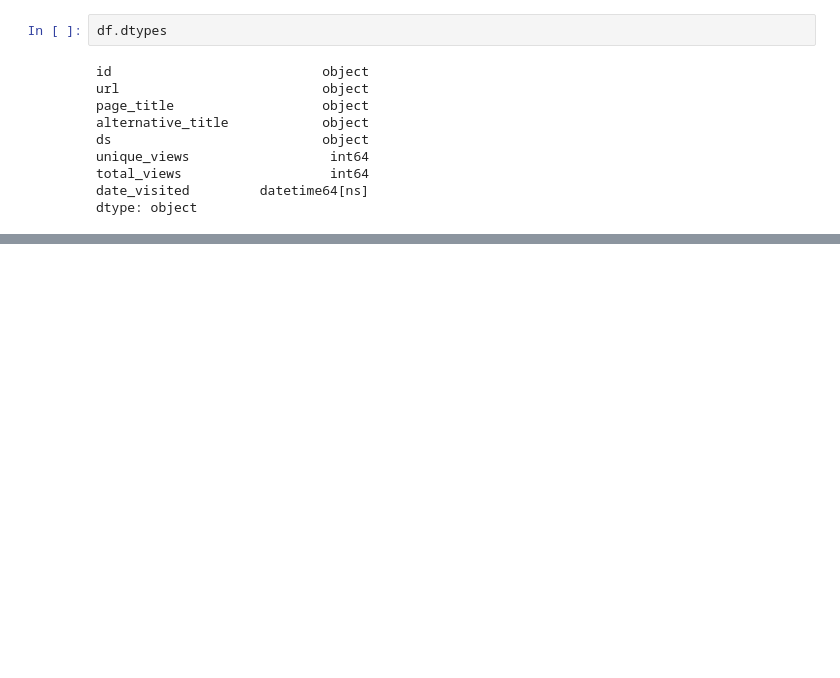
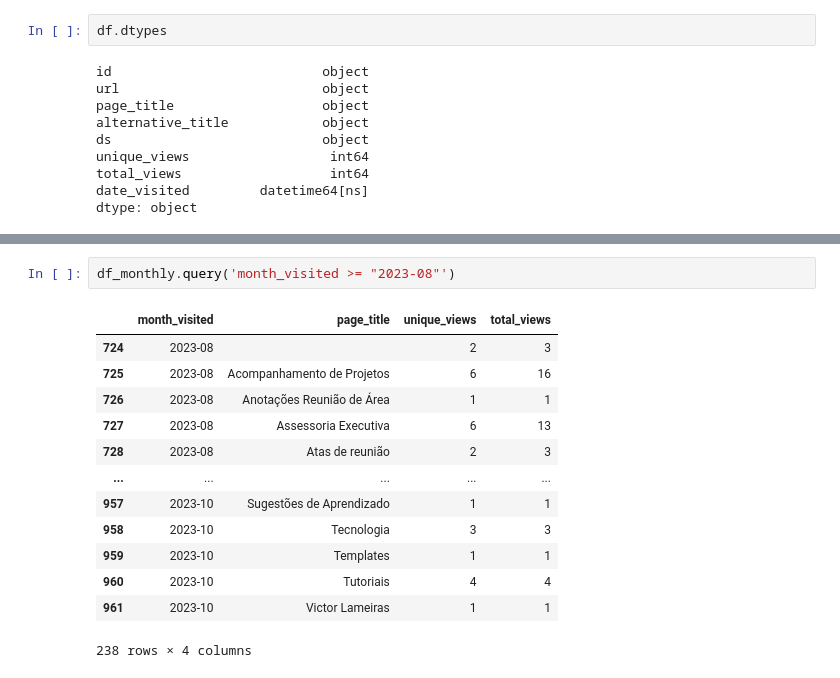
Before and after one commit to brenoimatos/notion-analytics, a Jupyter notebook: src/analysis_notebook.ipynb, the cells around one changed output, grey strips where cells are left out. Cells and saved outputs as stored; diff of their text form; blank space fills up the shorter version.

```diff
--- a/src/analysis_notebook.ipynb
+++ b/src/analysis_notebook.ipynb
@@ -52,0 +53,16 @@ df_monthly.head()
+# %%
+df_monthly.query('month_visited >= "2023-08"')
+# %% [output]
+|  | month_visited | page_title | unique_views | total_views |
+| 724 | 2023-08 |  | 2 | 3 |
+| 725 | 2023-08 | Acompanhamento de Projetos | 6 | 16 |
+| 726 | 2023-08 | Anotações Reunião de Área | 1 | 1 |
+| 727 | 2023-08 | Assessoria Executiva | 6 | 13 |
+| 728 | 2023-08 | Atas de reunião | 2 | 3 |
+| ... | ... | ... | ... | ... |
+| 957 | 2023-10 | Sugestões de Aprendizado | 1 | 1 |
+| 958 | 2023-10 | Tecnologia | 3 | 3 |
+| 959 | 2023-10 | Templates | 1 | 1 |
+| 960 | 2023-10 | Tutoriais | 4 | 4 |
+| 961 | 2023-10 | Victor Lameiras | 1 | 1 |
+238 rows × 4 columns
```
Also changed, not shown: parts of 9 cells of this notebook.
